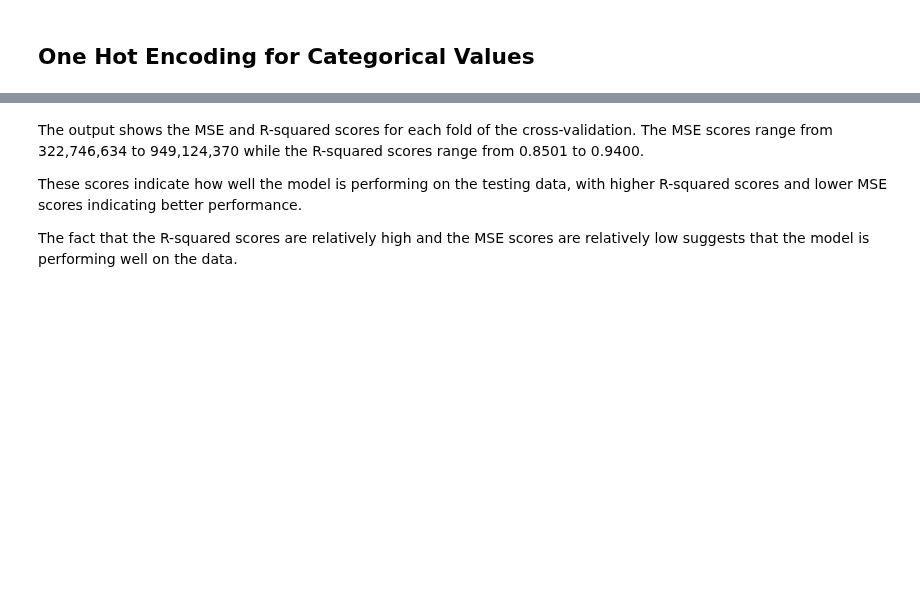
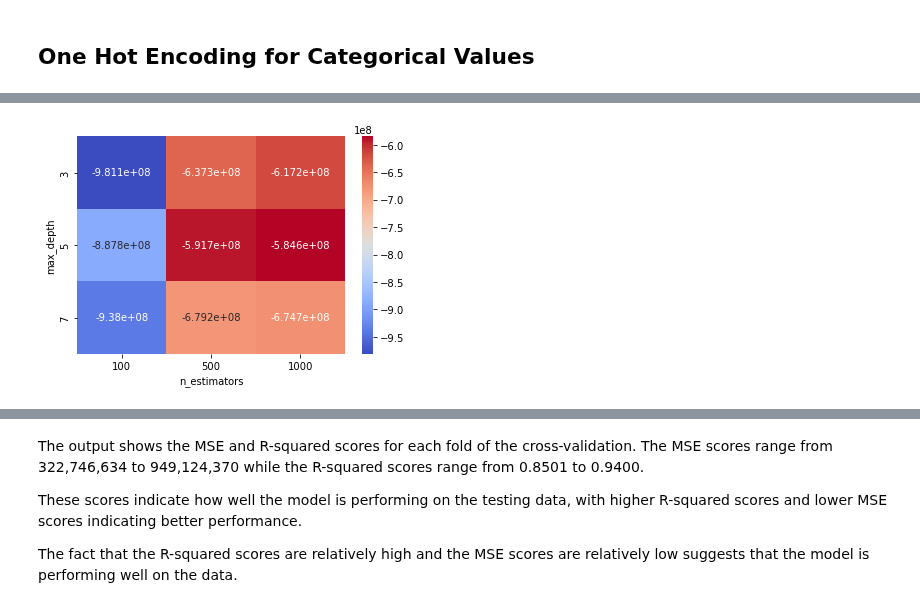
Before and after one commit to jasonphillip/Ames_Housing_ML_Project, a Jupyter notebook: models/UPDATED-gradient-boosting-models.ipynb, the cells around one changed output, grey strips where cells are left out. Saved outputs shown, nothing was run; the diff lists cells and outputs as text; code cells hidden in the pictures; blank space fills up the shorter version.

Commit message:
tuned hyperparameters, added vizualizations to prove, removed small dumb values, and cleaned up code

```diff
--- a/models/UPDATED-gradient-boosting-models.ipynb
+++ b/models/UPDATED-gradient-boosting-models.ipynb
@@ -273,6 +246,6 @@ X_train, X_test, y_train, y_test = train_test_split(X, y, test_size=0.3)
 # %%
-# FIT
-gbm.set_params(verbose=1)
-gbm.fit(X, y)
+# Fit Model
+initial_model.set_params(verbose=1)
+initial_model.fit(X_train, y_train)
 # %% [output]
       Iter       Train Loss   Remaining Time
@@ -299,0 +329,18 @@ GradientBoostingRegressor(verbose=1)
+# %%
+## GridSearchCV
+
+param_grid = {
+    "n_estimators": [100, 500, 1000],
+    "max_depth": [3, 5, 7],
+    "learning_rate": [0.01, 0.1, 0.5],
+}
+
+tuned_model = GridSearchCV(
+    GradientBoostingRegressor(random_state=42),
+    param_grid,
+    cv=5,
+    scoring="neg_mean_squared_error",
+    n_jobs=-1, # use all available CPU cores
+    verbose=3,
+)
+tuned_model.fit(X_train, y_train)
@@ -299,0 +382,20 @@ GradientBoostingRegressor(verbose=1)
+# %%
+results = pd.DataFrame(tuned_model.cv_results_)
+table = pd.pivot_table(
+    results,
+    values="mean_test_score",
+    index="param_max_depth",
+    columns="param_n_estimators",
+)
+sns.heatmap(
+    table,
+    annot=True,
+    fmt=".4g",
+    cmap="coolwarm",
+    cbar_kws={"format": ticker.ScalarFormatter(useMathText=False)},
+)
+plt.xlabel("n_estimators")
+plt.ylabel("max_depth")
+plt.show()
+# %% [output]
+[figure, added]
```
Also changed, not shown: parts of 76 cells of this notebook, 1 other file.
